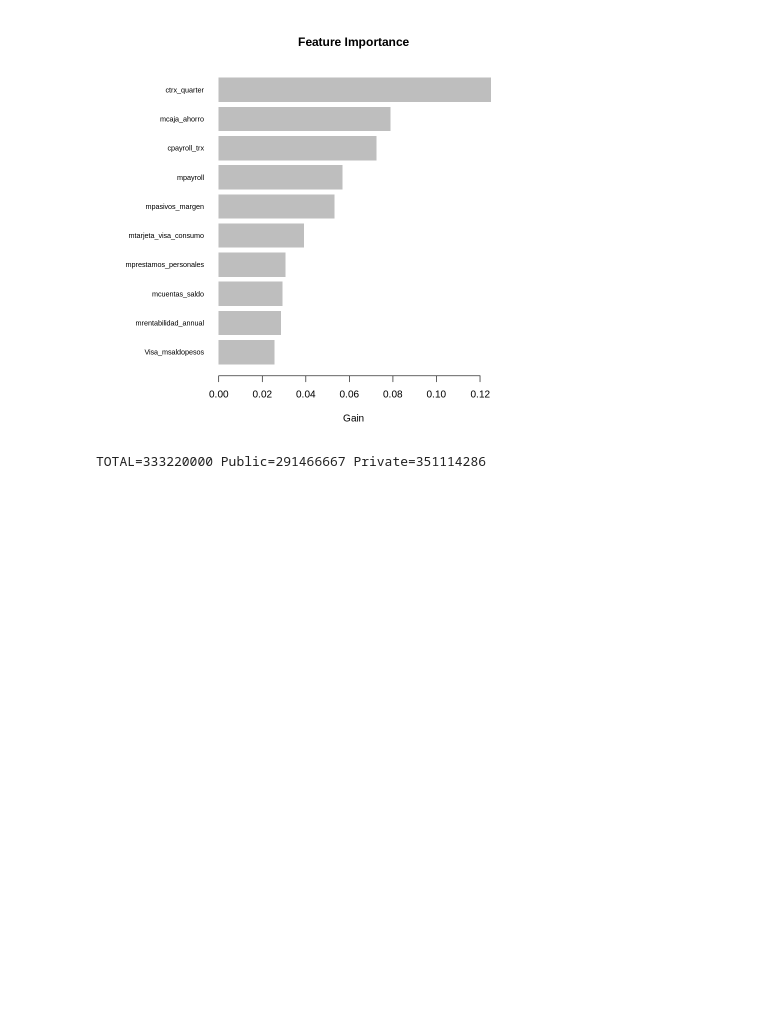
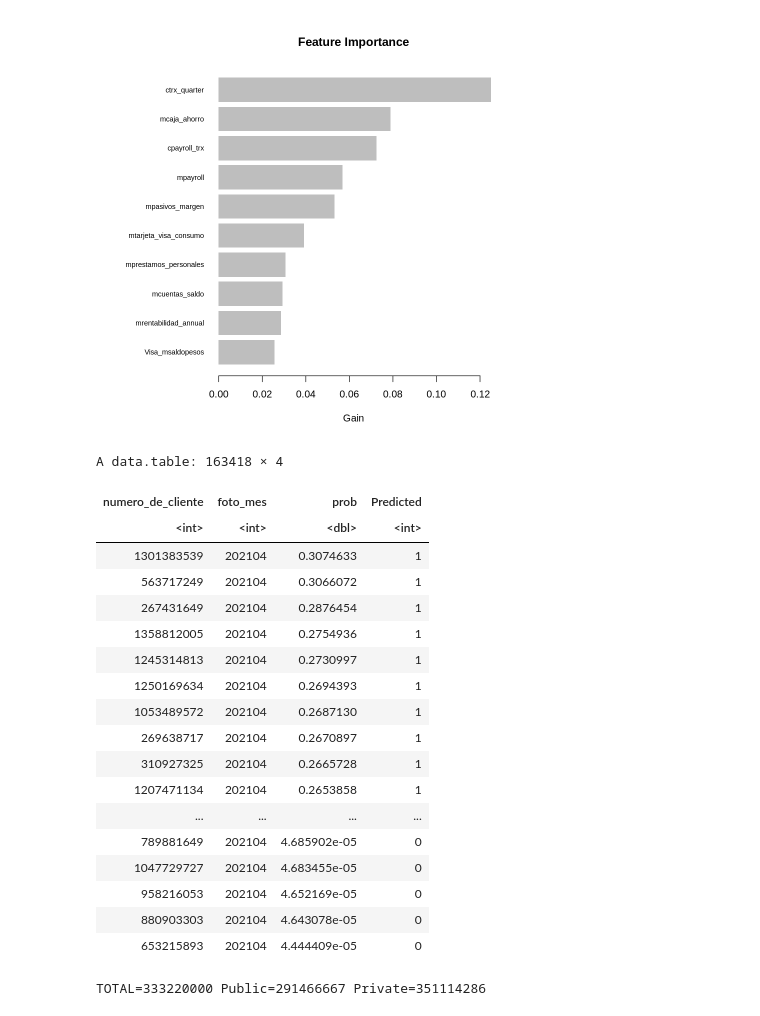
Before and after one commit to Guadito/dmeyf2025, a Jupyter notebook: TPs/470_GBDT_LightGBM.ipynb, the cells around one changed output. Drawn from its saved outputs; the diff is of its cells as text; code cells hidden in the pictures; blank space fills up the shorter version.

```diff
--- a/TPs/470_GBDT_LightGBM.ipynb
+++ b/TPs/470_GBDT_LightGBM.ipynb
@@ -421,6 +421,28 @@ fwrite(tb_prediccion[, list(numero_de_cliente, Predicted)],
   file= archivo_kaggle,
   sep= ","
 )
+# %%
+tb_prediccion
+# %% [output]
+A data.table: 163418 × 4
+| numero_de_cliente | foto_mes | prob | Predicted |
+| <int> | <int> | <dbl> | <int> |
+| 1301383539 | 202104 | 0.3074633 | 1 |
+| 563717249 | 202104 | 0.3066072 | 1 |
+| 267431649 | 202104 | 0.2876454 | 1 |
+| 1358812005 | 202104 | 0.2754936 | 1 |
+| 1245314813 | 202104 | 0.2730997 | 1 |
+| 1250169634 | 202104 | 0.2694393 | 1 |
+| 1053489572 | 202104 | 0.2687130 | 1 |
+| 269638717 | 202104 | 0.2670897 | 1 |
+| 310927325 | 202104 | 0.2665728 | 1 |
+| 1207471134 | 202104 | 0.2653858 | 1 |
+| ... | ... | ... | ... |
+| 789881649 | 202104 | 4.685902e-05 | 0 |
+| 1047729727 | 202104 | 4.683455e-05 | 0 |
+| 958216053 | 202104 | 4.652169e-05 | 0 |
+| 880903303 | 202104 | 4.643078e-05 | 0 |
+| 653215893 | 202104 | 4.444409e-05 | 0 |
 # %%
 # calculo la ganancia en los datos del futuro
 res <- realidad_evaluar( drealidad, tb_prediccion)
```
Also changed, not shown: parts of 7 cells of this notebook.
